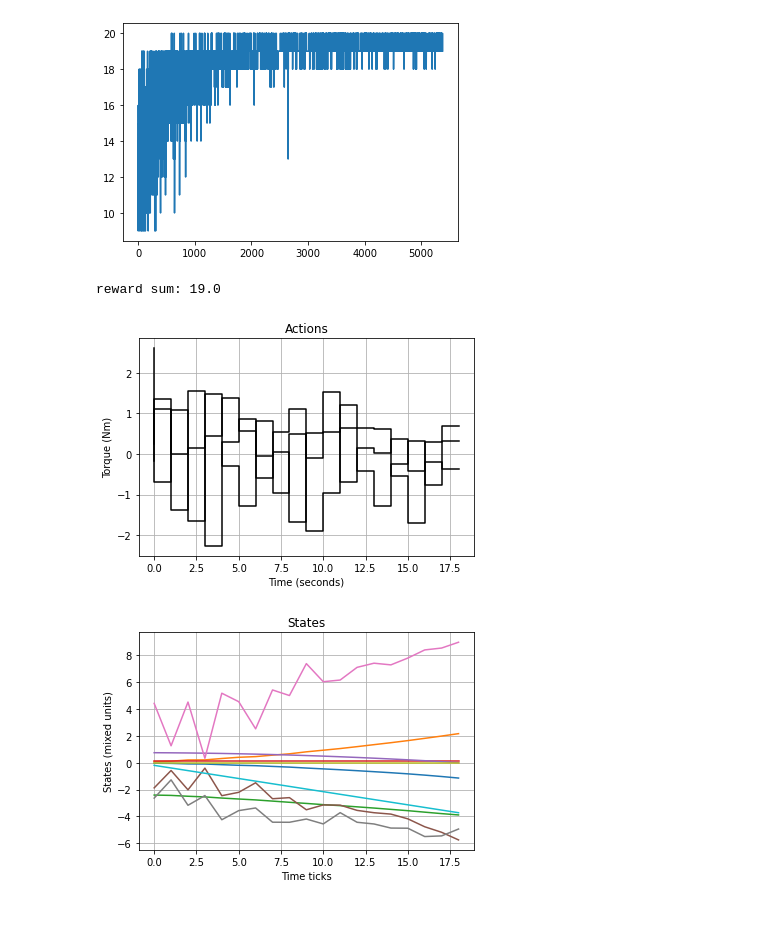
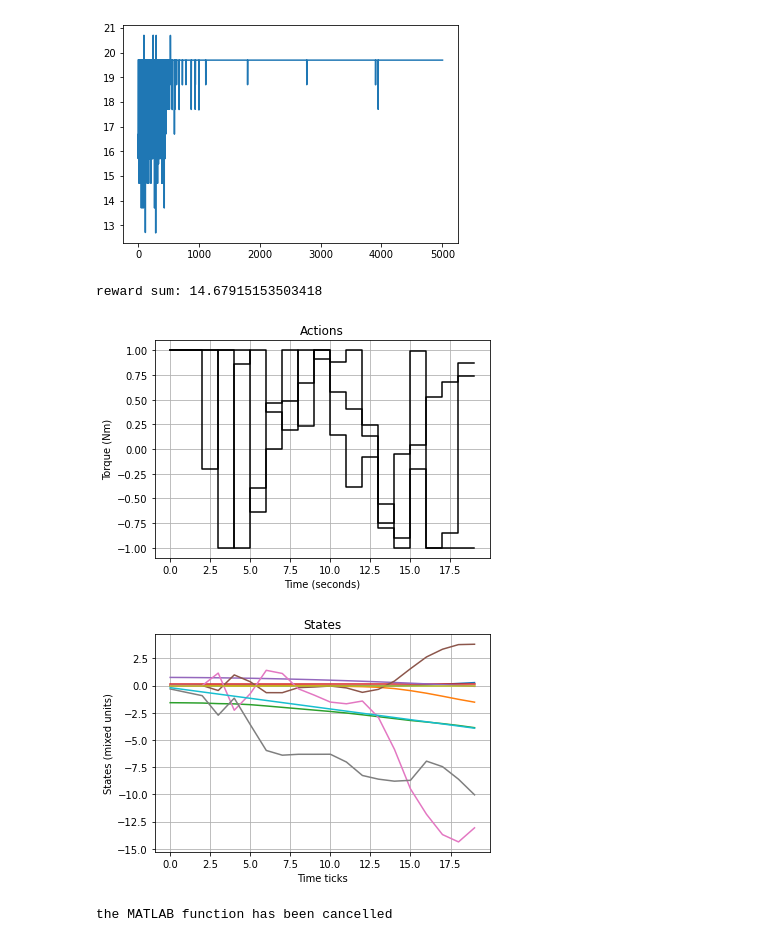
Before and after one commit to sgillen/bball, a Jupyter notebook: analysis.ipynb, the cells around one changed output. Drawn from its saved outputs; the diff is of its cells as text; code cells hidden in the pictures; blank space fills up the shorter version.

```diff
--- a/analysis.ipynb
+++ b/analysis.ipynb
@@ -59,11 +59,13 @@ df_list = []
 model_list = []
 min_length = float('inf')
 
-trial_path = "/home/sgillen/work/bball/data_ppo/wtf"
+trial_path = "/home/sgillen/work/bball/data_ppo/small_xpen"
+
 
 def reward_fn(state, action):
-    return torch.tensor(1.0)
-
+    xpen = np.clip(-state[4]**2, -1, 0)
+    alive = 1.0
+    return xpen + alive
 
 
 for entry in os.scandir(trial_path):
@@ -117,35 +119,35 @@ Loading a model without an environment, this model cannot be trained until it ha
 <Figure size 432x288 with 0 Axes>
 <Figure size 432x288 with 0 Axes>
 # %%
-trial_num = 4
+trial_num = 5
 
 model = model_list[trial_num]
 df = df_list[trial_num]
 plt.plot(df['r']); plt.show()
 
 obs_hist, act_hist, rew_hist = do_rollout_stable()
 
 
 print(f"reward sum: {sum(rew_hist)}")
 
 plt.step([i for i in range(act_hist.shape[0])], act_hist, 'k')
 plt.title('Actions')
 plt.xlabel('Time (seconds)')
 plt.ylabel('Torque (Nm)')
 plt.grid()
 #plt.savefig(script_path + '../figs/act_hist.png')
 plt.show(); plt.figure()
 
 plt.plot(obs_hist)
 
 plt.title('States')
 plt.xlabel('Time ticks')
 plt.ylabel('States (mixed units)')
 plt.grid()
 #plt.savefig(script_path + '../figs/obs_hist.png')
 plt.show()
 # %% [output]
-[figure, old version]
+[figure, new version]
-reward sum: 19.0
+reward sum: 14.67915153503418
-[figure, old version]
+[figure, new version]
-[figure, old version]
+[figure, new version]
@@ -157,7 +156,12 @@ for obs in obs_hist:
 # %%
+obs_list = []
+for obs in obs_hist:
+    obs_list.append(obs.tolist())
 import matlab
 tout = matlab.single([float(i) for i in range(obs_hist.shape[0])])
 env.animate(tout,matlab.single(obs_list))
+# %% [output]
+the MATLAB function has been cancelled
 # %%
 print(sum(rew_hist))
 # %% [output]
```
Also changed, not shown: parts of 4 cells of this notebook, 4 other files.
